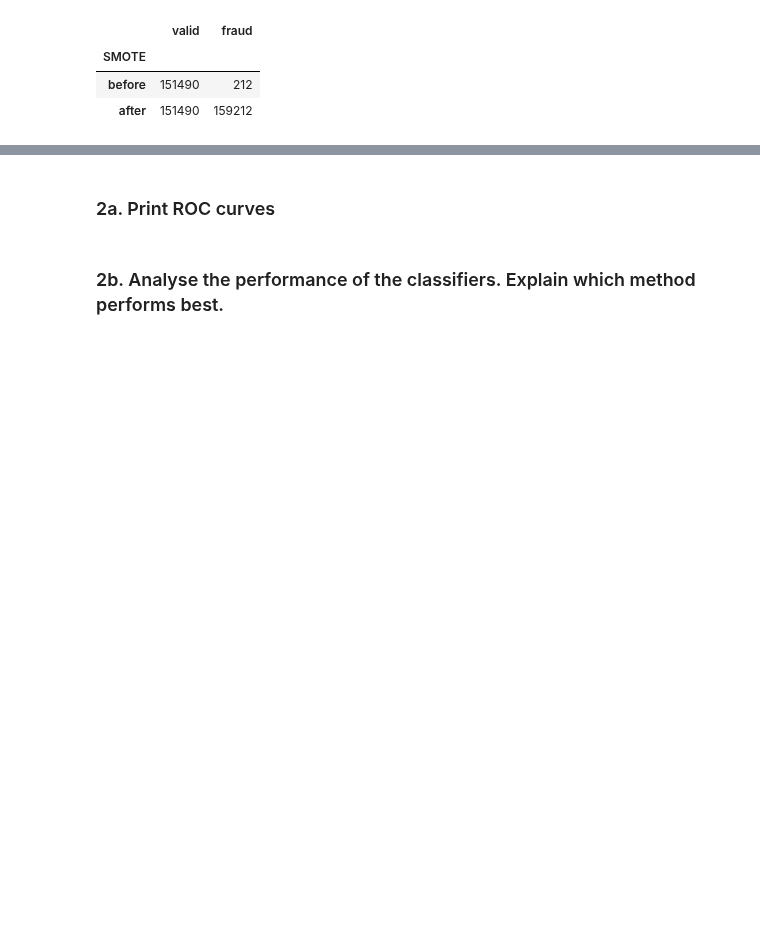
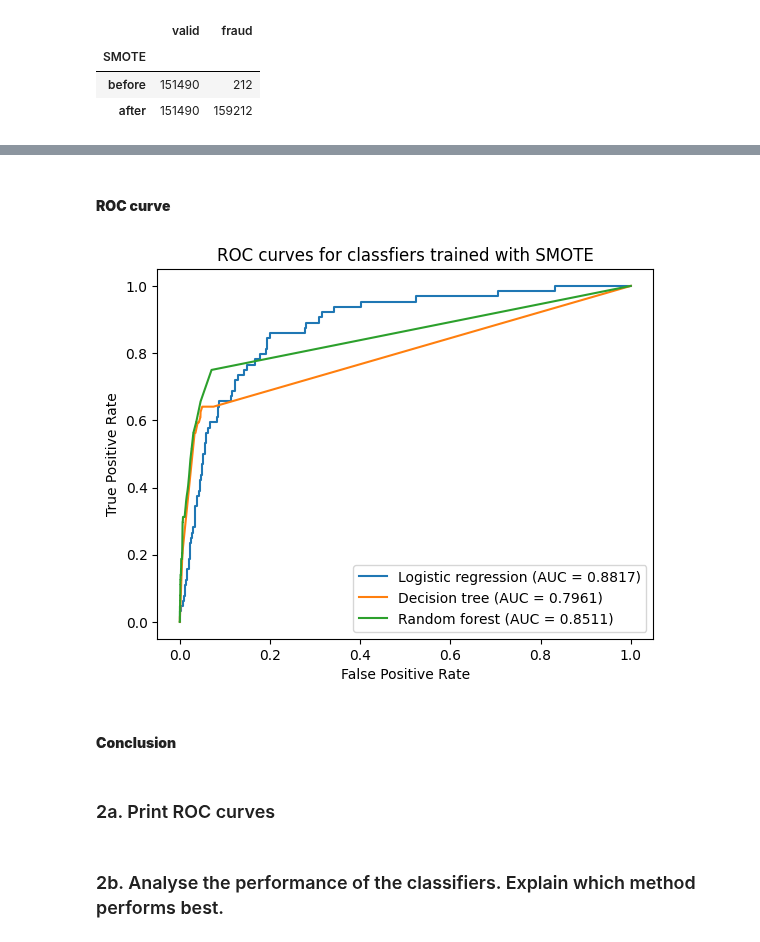
Before and after one commit to kbaran1998/CS4035-cyber-data, a Jupyter notebook: lab1/Lab1.ipynb, the cells around one changed output, grey strips where cells are left out. Saved outputs shown, nothing was run; the diff lists cells and outputs as text; code cells hidden in the pictures; blank space fills up the shorter version.

Commit message:
Finish off implementation of SMOTE

```diff
--- a/lab1/Lab1.ipynb
+++ b/lab1/Lab1.ipynb
@@ -705,3 +780,19 @@ results_smote_matrix
+# %% [markdown]
+#### **ROC curve**
+# %%
+plt.figure(0).clf()
+plt.plot(logreg_fpr, logreg_tpr, label=f"Logistic regression (AUC = {logreg_roc_auc:.4f})")
+plt.plot(dtree_fpr, dtree_tpr, label=f"Decision tree (AUC = {dtree_roc_auc:.4f})")
+plt.plot(forest_fpr, forest_tpr, label=f"Random forest (AUC = {forest_roc_auc:.4f})")
+plt.xlabel('False Positive Rate')
+plt.ylabel('True Positive Rate')
+plt.title("ROC curves for classfiers trained with SMOTE")
+plt.legend()
+plt.show()
+# %% [output]
+[figure, added]
+# %% [markdown]
+#### **Conclusion**
 # %% [markdown]
 ### 2a. Print ROC curves
 # %% [markdown]
```
Also changed, not shown: parts of 8 cells of this notebook.
